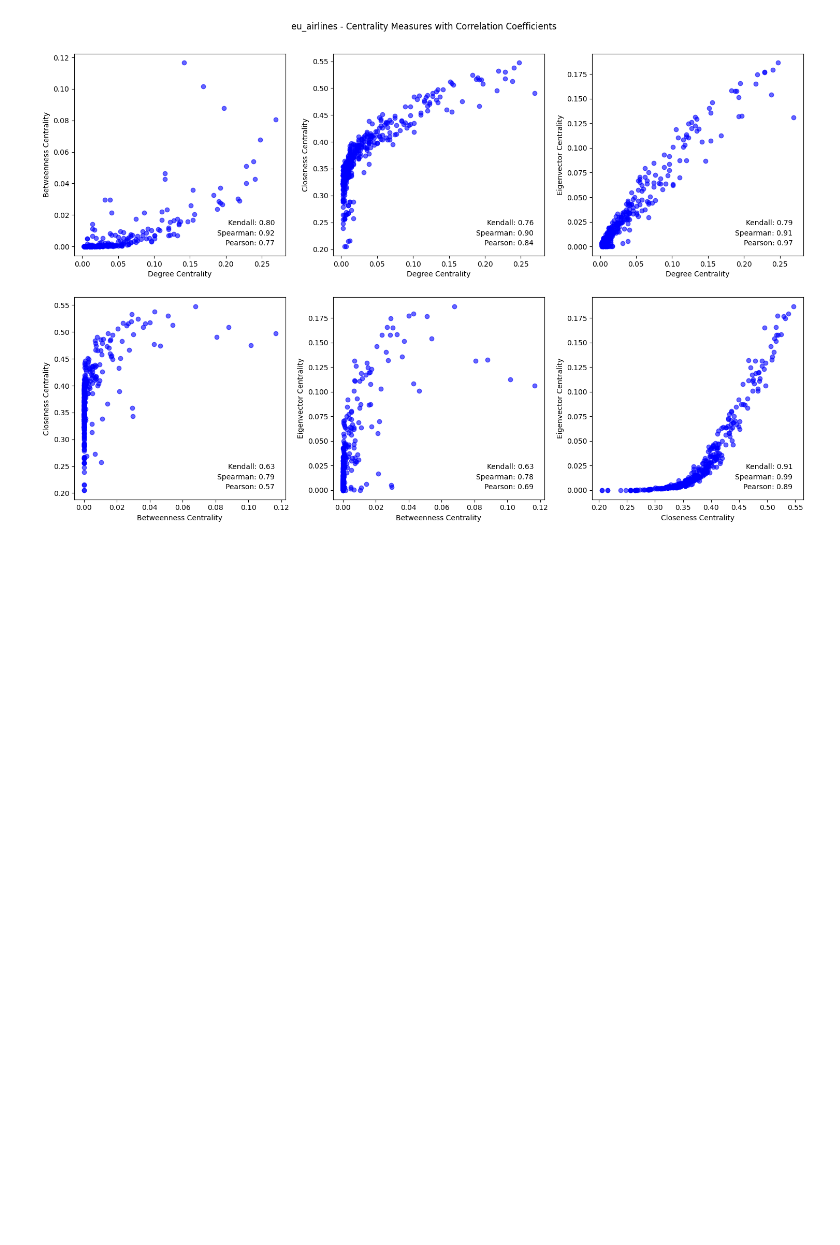
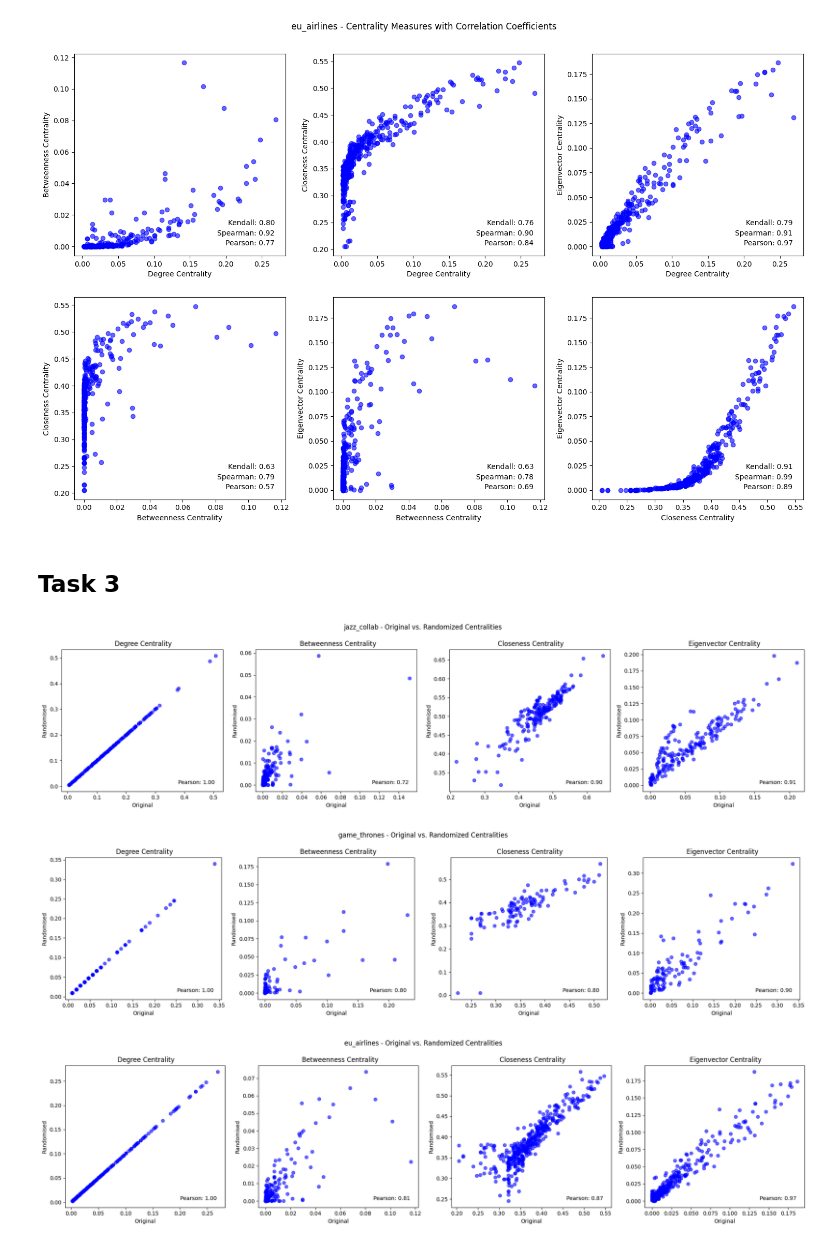
Before and after one commit to eliaswjmuller/HS24_NetworkScience, a Jupyter notebook: A3/HS24_NS_Solutions_Elias_Müller.ipynb, the cells around one changed output. Saved outputs shown, nothing was run; the diff lists cells and outputs as text; code cells hidden in the pictures; blank space fills up the shorter version.

```diff
--- a/A3/HS24_NS_Solutions_Elias_Müller.ipynb
+++ b/A3/HS24_NS_Solutions_Elias_Müller.ipynb
@@ -126,7 +125,7 @@ def plot_centrality_correlations(G, name):
     degree, betweenness, closeness, eigenvector = compute_centralities(G)
 
     # 2x3 subplots (1 per pair)
-    fig, axes = plt.subplots(2, 3, figsize=(15, 10))
+    fig, axes = initialize_figure(3,2)
 
     # correlation pair + axis labels
     centrality_pairs = [
@@ -139,7 +138,7 @@ def plot_centrality_correlations(G, name):
     ]
 
     # Loop through pairs and plot scatter plots
-    for ax, (x, y, xlabel, ylabel) in zip(axes.flatten(), centrality_pairs):
+    for ax, (x, y, xlabel, ylabel) in zip(axes, centrality_pairs):
         scatter_with_correlations(x, y, xlabel, ylabel, ax)
 
     fig.suptitle(f"{name} - Centrality Measures with Correlation Coefficients")
@@ -152,3 +151,48 @@ for i, g in enumerate(data_lst):
 [figure]
 [figure]
 [figure]
+# %% [markdown]
+## Task 3
+# %%
+# Scatter plot per pair
+def scatter_with_correlations(x, y, xlabel, ylabel, title, ax):
+    ax.scatter(x, y, alpha=0.6, color="b")
+    set_ax_labels(ax, xlabel, ylabel, title)
+
+    # coefficients
+    pearson_corr, _ = pearsonr(x, y)
+
+    # Annotate figure with annoation
+    ax.annotate(f'Pearson: {pearson_corr:.2f}', xy=(0.95, 0.05), xycoords='axes fraction', fontsize=10, horizontalalignment='right')
+
+def plot_centrality_correlations(G, name):
+    # centralities
+    degree, betweenness, closeness, eigenvector = compute_centralities(G)
+    RG = nx.algorithms.smallworld.random_reference(G, connectivity=False)
+    degree_r, betweenness_r, closeness_r, eigenvector_r = compute_centralities(RG)
+
+    # 2x3 subplots (1 per pair)
+    fig, axes = initialize_figure(4,1)
+
+    # correlation pair + axis labels
+    centrality_pairs = [
+        (degree, degree_r, 'Original', 'Randomised', 'Degree Centrality'),
+        (betweenness, betweenness_r, 'Original', 'Randomised', ' Betweenness Centrality'),
+        (closeness, closeness_r, 'Original', 'Randomised', 'Closeness Centrality'),
+        (eigenvector, eigenvector_r, 'Original', 'Randomised', 'Eigenvector Centrality'),
+    ]
+
+    # Loop through pairs and plot scatter plots
+    for ax, (x, y, xlabel, ylabel, title) in zip(axes, centrality_pairs):
+        scatter_with_correlations(x, y, xlabel, ylabel, title, ax)
+
+    fig.suptitle(f"{name} - Original vs. Randomized Centralities")
+    plt.tight_layout(rect=[0, 0, 1, 0.99])
+
+# Example usage with a sample graph G
+for i, g in enumerate(data_lst):
+    plot_centrality_correlations(g, data_names[i])
+# %% [output]
+[figure, added]
+[figure, added]
+[figure, added]
```
Also changed, not shown: parts of 2 cells of this notebook.
